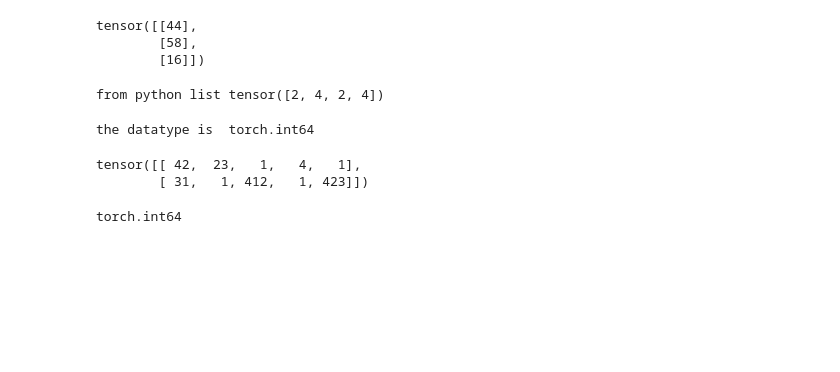
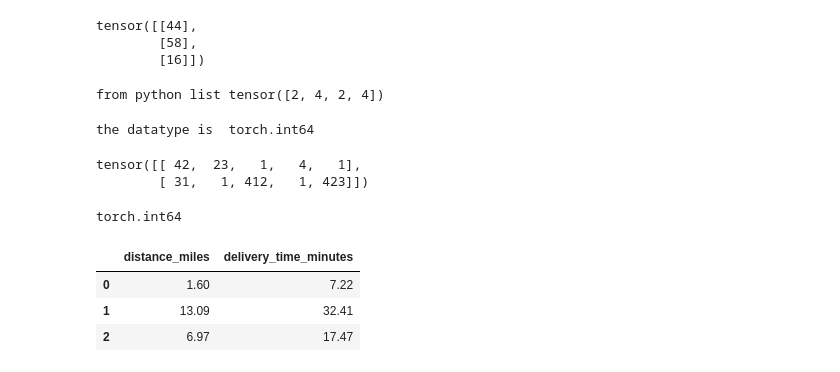
Before and after one commit to keshav20004/AI-Pytorch, a Jupyter notebook: Pytorch.ipynb, the cells around one changed output. Drawn from its saved outputs; the diff is of its cells as text; code cells hidden in the pictures; blank space fills up the shorter version.

```diff
--- a/Pytorch.ipynb
+++ b/Pytorch.ipynb
@@ -329,3 +329,12 @@ tensor([[ 42,  23,   1,   4,   1],
 print(convert.dtype)
 # %% [output]
 torch.int64
+# %%
+df=pd.read_csv("data.csv")
+# %%
+df.head()
+# %% [output]
+|  | distance_miles | delivery_time_minutes |
+| 0 | 1.60 | 7.22 |
+| 1 | 13.09 | 32.41 |
+| 2 | 6.97 | 17.47 |
```
